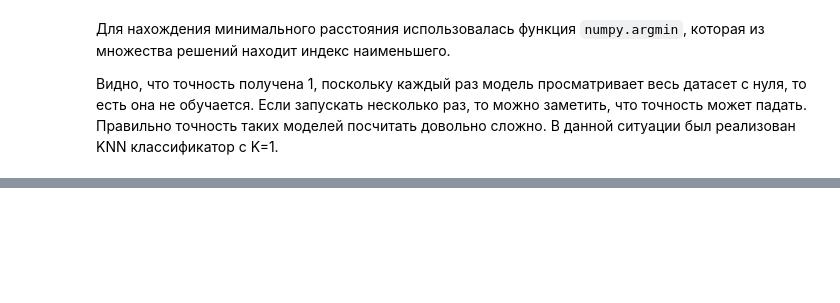
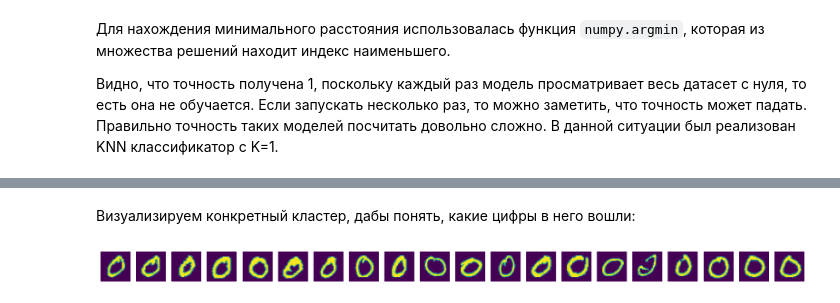
Before and after one commit to RoKivals/AI_MAI, a Jupyter notebook: Lesson3.ipynb, the cells around one changed output, grey strips where cells are left out. Saved outputs shown, nothing was run; the diff lists cells and outputs as text; code cells hidden in the pictures; blank space fills up the shorter version.

```diff
--- a/Lesson3.ipynb
+++ b/Lesson3.ipynb
@@ -1456,0 +1583,13 @@ Accuracy for k=9 is 0.9455
+# %% [markdown]
+Визуализируем конкретный кластер, дабы понять, какие цифры в него вошли:
+# %%
+c = 6
+res = [ x for x,l in zip(X,model.labels_) if l==c]
+
+fig,ax = plt.subplots(1,20,figsize=(20,5))
+for i,im in enumerate(res[:20]):
+    ax[i].imshow(im.reshape(28,28))
+    ax[i].axis('off')
+plt.show()
+# %% [output]
+[figure, added]
```
Also changed, not shown: parts of 114 cells of this notebook, 3 other files.
